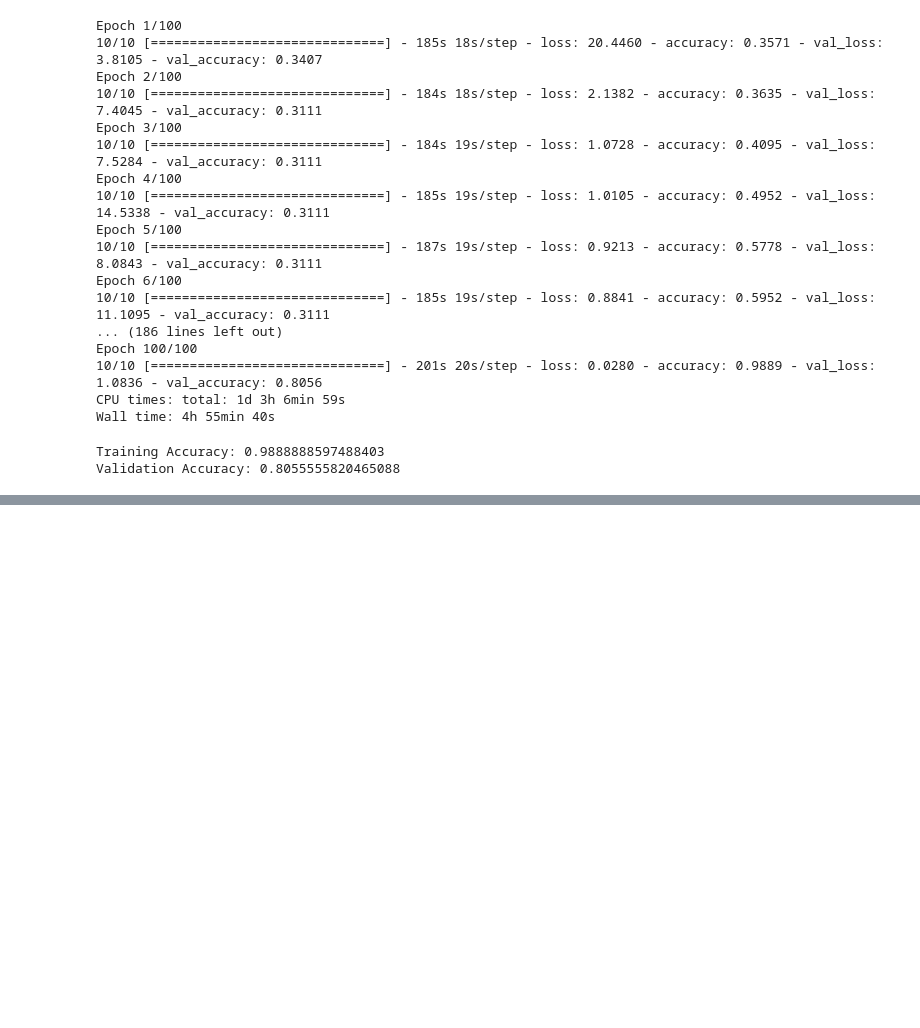
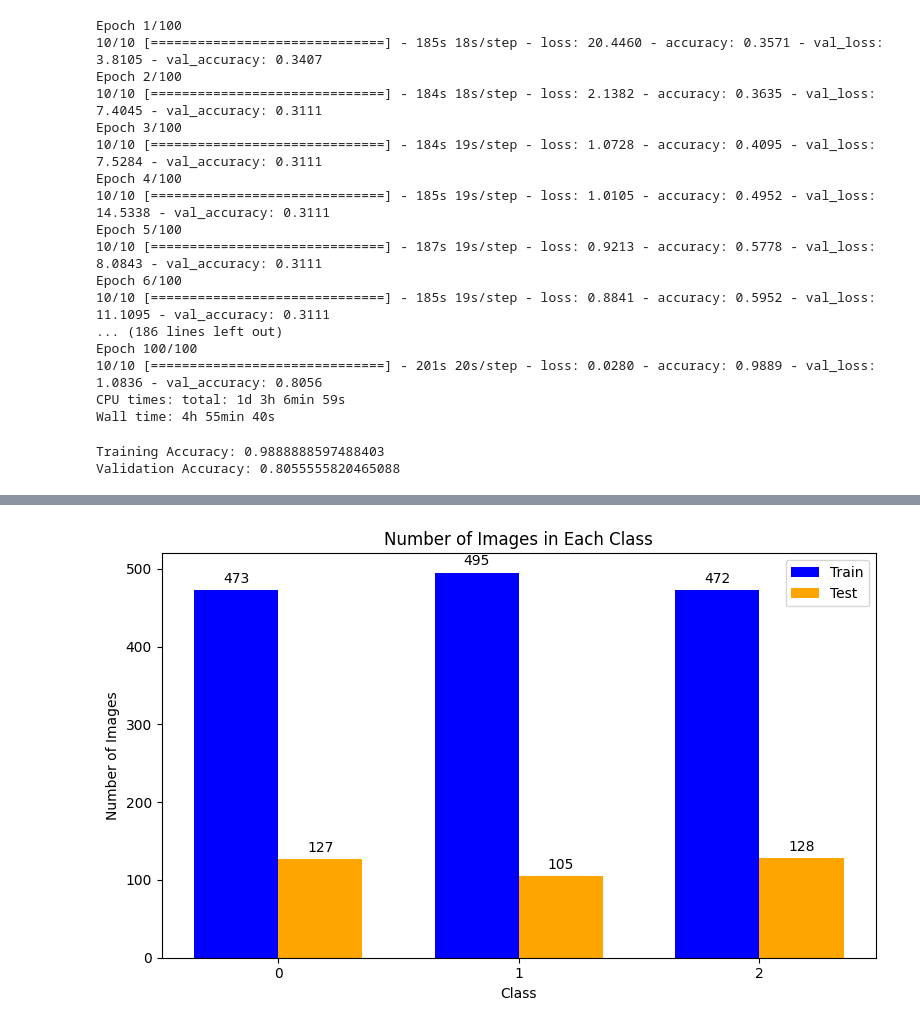
Before and after one commit to NagaSudharshan-K/RiceBioS-CNN, a Jupyter notebook: other_CNN_model_70_30.ipynb, the cells around one changed output, grey strips where cells are left out. Cells and saved outputs as stored; diff of their text form; code cells hidden in the pictures; blank space fills up the shorter version.

```diff
--- a/other_CNN_model_70_30.ipynb
+++ b/other_CNN_model_70_30.ipynb
@@ -225,0 +346,51 @@ X_train, X_test, y_train, y_test = train_test_split(images, labels, test_size=0.
+# %%
+import matplotlib.pyplot as plt
+import numpy as np
+
+# Assuming you have y_train and y_test from the load_images_from_folder function
+# Count occurrences of each class label in y_train
+train_counts = np.bincount(y_train)
+
+# Count occurrences of each class label in y_test
+test_counts = np.bincount(y_test)
+
+# Number of classes
+num_classes = len(train_counts)
+
+# Labels for the bars (assuming class labels are 0, 1, 2, ..., num_classes-1)
+labels = [str(i) for i in range(num_classes)]
+
+# Heights of the bars
+train_heights = train_counts
+test_heights = test_counts
+
+# Create bar plot
+bar_width = 0.35
+fig, ax = plt.subplots(figsize=(8, 5))
+index = np.arange(num_classes)
+bar1 = ax.bar(index, train_heights, bar_width, label='Train', color='blue')
+bar2 = ax.bar(index + bar_width, test_heights, bar_width, label='Test', color='orange')
+
+# Adding labels
+for rects in [bar1, bar2]:
+    for i, rect in enumerate(rects):
+        height = rect.get_height()
+        ax.annotate('{}'.format(height),
+                    xy=(rect.get_x() + rect.get_width() / 2, height),
+                    xytext=(0, 3),  # 3 points vertical offset
+                    textcoords="offset points",
+                    ha='center', va='bottom')
+
+# Adding title and labels
+ax.set_xlabel('Class')
+ax.set_ylabel('Number of Images')
+ax.set_title('Number of Images in Each Class')
+ax.set_xticks(index + bar_width / 2)
+ax.set_xticklabels(labels)
+ax.legend()
+
+# Display the plot
+plt.tight_layout()
+plt.show()
+# %% [output]
+[figure, added]
```
Also changed, not shown: parts of 15 cells of this notebook.
